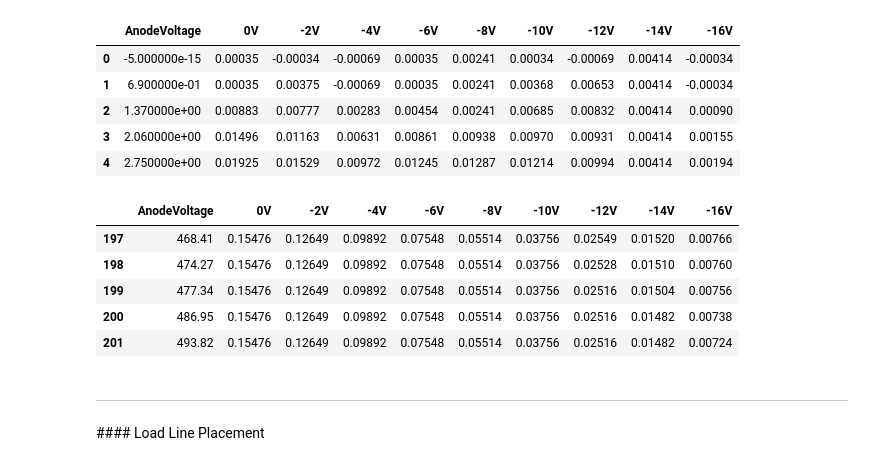
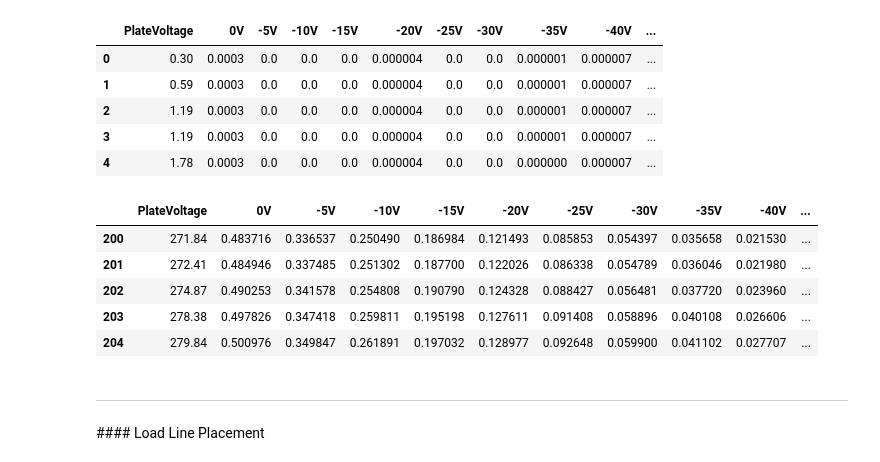
Before and after one commit to jilott/valvestudio, a Jupyter notebook: projects/mectron/triode/The Mectron Load Line - Triode.ipynb, the cells around one changed output. Saved outputs shown, nothing was run; the diff lists cells and outputs as text; code cells hidden in the pictures.

```diff
--- a/projects/mectron/triode/The Mectron Load Line - Triode.ipynb
+++ b/projects/mectron/triode/The Mectron Load Line - Triode.ipynb
@@ -28,21 +58,21 @@ df = pd.read_csv(fn)
 # %%
-df.head(5)
+datasheetCurveData.head(5)
 # %% [output]
-|  | AnodeVoltage | 0V | -2V | -4V | -6V | -8V | -10V | -12V | -14V | -16V |
-| 0 | -5.000000e-15 | 0.00035 | -0.00034 | -0.00069 | 0.00035 | 0.00241 | 0.00034 | -0.00069 | 0.00414 | -0.00034 |
-| 1 | 6.900000e-01 | 0.00035 | 0.00375 | -0.00069 | 0.00035 | 0.00241 | 0.00368 | 0.00653 | 0.00414 | -0.00034 |
-| 2 | 1.370000e+00 | 0.00883 | 0.00777 | 0.00283 | 0.00454 | 0.00241 | 0.00685 | 0.00832 | 0.00414 | 0.00090 |
-| 3 | 2.060000e+00 | 0.01496 | 0.01163 | 0.00631 | 0.00861 | 0.00938 | 0.00970 | 0.00931 | 0.00414 | 0.00155 |
-| 4 | 2.750000e+00 | 0.01925 | 0.01529 | 0.00972 | 0.01245 | 0.01287 | 0.01214 | 0.00994 | 0.00414 | 0.00194 |
+|  | PlateVoltage | 0V | -5V | -10V | -15V | -20V | -25V | -30V | -35V | -40V | ... |
+| 0 | 0.30 | 0.0003 | 0.0 | 0.0 | 0.0 | 0.000004 | 0.0 | 0.0 | 0.000001 | 0.000007 | ... |
+| 1 | 0.59 | 0.0003 | 0.0 | 0.0 | 0.0 | 0.000004 | 0.0 | 0.0 | 0.000001 | 0.000007 | ... |
+| 2 | 1.19 | 0.0003 | 0.0 | 0.0 | 0.0 | 0.000004 | 0.0 | 0.0 | 0.000001 | 0.000007 | ... |
+| 3 | 1.19 | 0.0003 | 0.0 | 0.0 | 0.0 | 0.000004 | 0.0 | 0.0 | 0.000001 | 0.000007 | ... |
+| 4 | 1.78 | 0.0003 | 0.0 | 0.0 | 0.0 | 0.000004 | 0.0 | 0.0 | 0.000000 | 0.000007 | ... |
 # %%
-df.tail(5)
+datasheetCurveData.tail(5)
 # %% [output]
-|  | AnodeVoltage | 0V | -2V | -4V | -6V | -8V | -10V | -12V | -14V | -16V |
-| 197 | 468.41 | 0.15476 | 0.12649 | 0.09892 | 0.07548 | 0.05514 | 0.03756 | 0.02549 | 0.01520 | 0.00766 |
-| 198 | 474.27 | 0.15476 | 0.12649 | 0.09892 | 0.07548 | 0.05514 | 0.03756 | 0.02528 | 0.01510 | 0.00760 |
-| 199 | 477.34 | 0.15476 | 0.12649 | 0.09892 | 0.07548 | 0.05514 | 0.03756 | 0.02516 | 0.01504 | 0.00756 |
-| 200 | 486.95 | 0.15476 | 0.12649 | 0.09892 | 0.07548 | 0.05514 | 0.03756 | 0.02516 | 0.01482 | 0.00738 |
-| 201 | 493.82 | 0.15476 | 0.12649 | 0.09892 | 0.07548 | 0.05514 | 0.03756 | 0.02516 | 0.01482 | 0.00724 |
+|  | PlateVoltage | 0V | -5V | -10V | -15V | -20V | -25V | -30V | -35V | -40V | ... |
+| 200 | 271.84 | 0.483716 | 0.336537 | 0.250490 | 0.186984 | 0.121493 | 0.085853 | 0.054397 | 0.035658 | 0.021530 | ... |
+| 201 | 272.41 | 0.484946 | 0.337485 | 0.251302 | 0.187700 | 0.122026 | 0.086338 | 0.054789 | 0.036046 | 0.021980 | ... |
+| 202 | 274.87 | 0.490253 | 0.341578 | 0.254808 | 0.190790 | 0.124328 | 0.088427 | 0.056481 | 0.037720 | 0.023960 | ... |
+| 203 | 278.38 | 0.497826 | 0.347418 | 0.259811 | 0.195198 | 0.127611 | 0.091408 | 0.058896 | 0.040108 | 0.026606 | ... |
+| 204 | 279.84 | 0.500976 | 0.349847 | 0.261891 | 0.197032 | 0.128977 | 0.092648 | 0.059900 | 0.041102 | 0.027707 | ... |
 # %% [markdown]
 <hr>
 #### Load Line Placement
```
Also changed, not shown: parts of 8 cells of this notebook, 2 other files.
